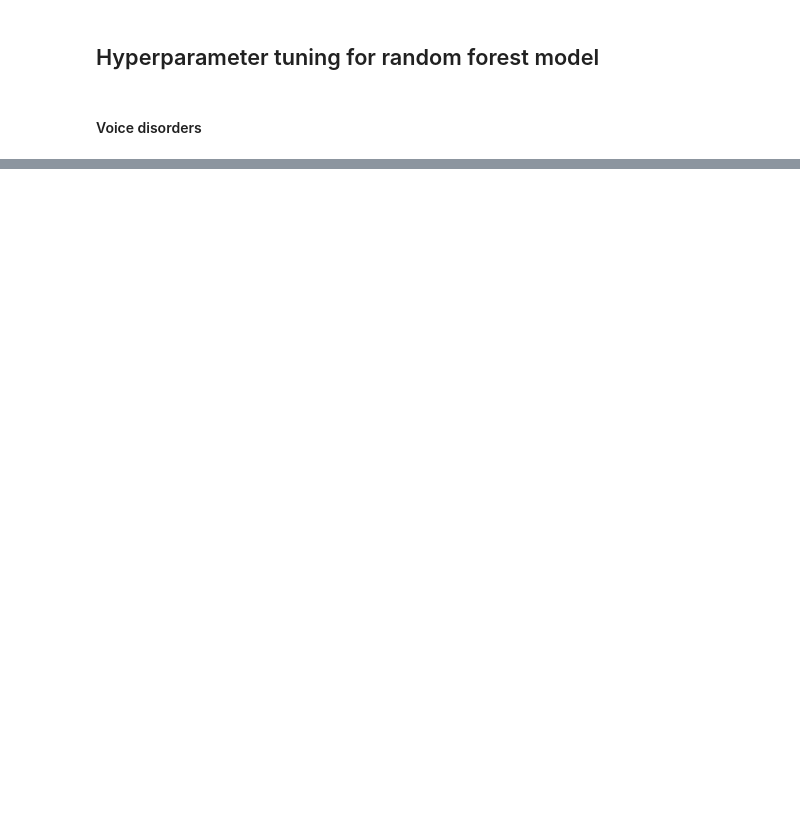
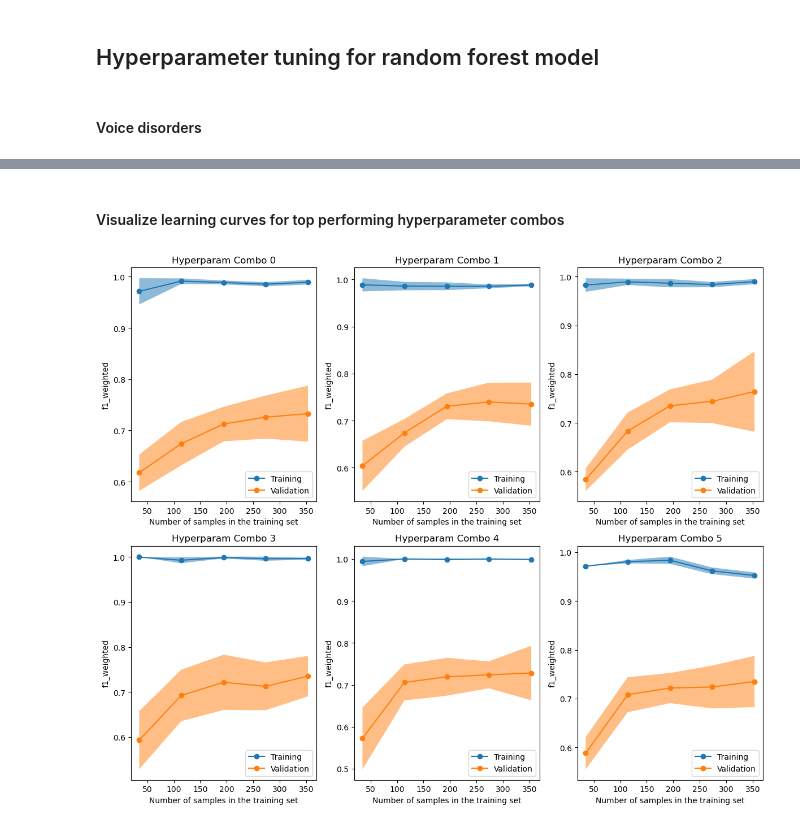
Before and after one commit to zpsheldon/ai-voice-disorder-prediction, a Jupyter notebook: random-forest-tuning.ipynb, the cells around one changed output, grey strips where cells are left out. Drawn from its saved outputs; the diff is of its cells as text; code cells hidden in the pictures; blank space fills up the shorter version.

```diff
--- a/random-forest-tuning.ipynb
+++ b/random-forest-tuning.ipynb
@@ -320 +320,34 @@ grid_search_voice["cv_results_df"].sort_values(by="train_minus_val",ascending=Fa
   'n_estimators': 5}]
+# %% [markdown]
+#### Visualize learning curves for top performing hyperparameter combos
+# %%
+top_params = grid_search_voice["cv_results_df"].sort_values("rank_test_score",ascending=True)[:6]['params'].tolist()
+
+from sklearn.model_selection import LearningCurveDisplay, ShuffleSplit
+
+fig, axes = plt.subplots(nrows=2, ncols=3, figsize=(12, 10))
+
+common_params = {
+    "X": X_ave,
+    "y": y_voice_ave,
+    "train_sizes": np.linspace(0.1, 1.0, 5),
+    "cv": StratifiedKFold(n_splits=10, shuffle=True, random_state=42),
+    "score_type": "both",
+    "n_jobs": 4,
+    "line_kw": {"marker": "o"},
+    "std_display_style": "fill_between",
+    "score_name": "f1_weighted",
+}
+
+for i,(ax,params) in enumerate(zip(axes.flatten(), top_params)):
+    estimator = RandomForestClassifier(**params)
+    LearningCurveDisplay.from_estimator(estimator, **common_params, ax=ax)
+
+    handles, label = ax.get_legend_handles_labels()
+    ax.legend(handles[:2], ["Training", "Validation"])
+    ax.set_title(f"Hyperparam Combo {i}")
+
+plt.tight_layout()
+plt.show()
+# %% [output]
+[figure, added]
```
Also changed, not shown: parts of 20 cells of this notebook.
